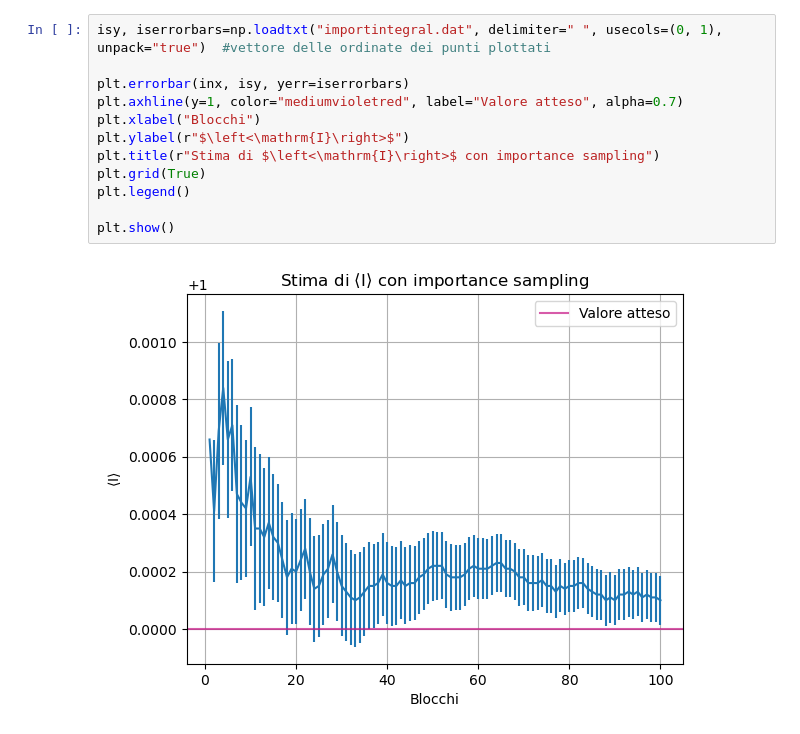
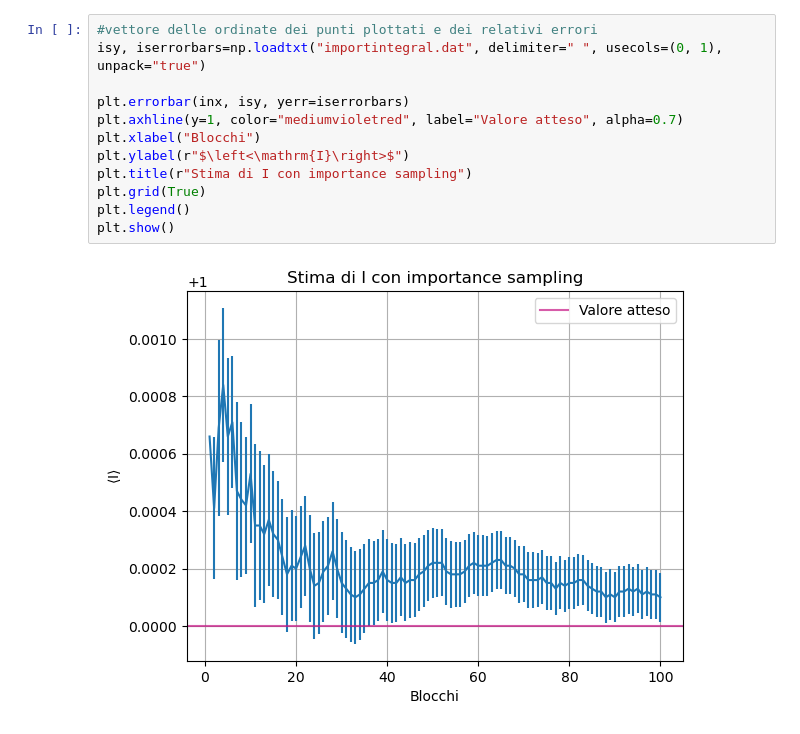
Before and after one commit to angela-bonato/LaboratorioSimulazioneNumerica, a Jupyter notebook: Es02/Esercitazione2.ipynb, the cells around one changed output. Saved outputs shown, nothing was run; the diff lists cells and outputs as text.

```diff
--- a/Es02/Esercitazione2.ipynb
+++ b/Es02/Esercitazione2.ipynb
@@ -46,16 +54,16 @@ plt.show()
 # %% [output]
 [figure]
 # %%
-isy, iserrorbars=np.loadtxt("importintegral.dat", delimiter=" ", usecols=(0, 1),  unpack="true")  #vettore delle ordinate dei punti plottati
+#vettore delle ordinate dei punti plottati e dei relativi errori
+isy, iserrorbars=np.loadtxt("importintegral.dat", delimiter=" ", usecols=(0, 1),  unpack="true")
 
 plt.errorbar(inx, isy, yerr=iserrorbars)
 plt.axhline(y=1, color="mediumvioletred", label="Valore atteso", alpha=0.7)
 plt.xlabel("Blocchi")
 plt.ylabel(r"$\left<\mathrm{I}\right>$")
-plt.title(r"Stima di $\left<\mathrm{I}\right>$ con importance sampling")
+plt.title(r"Stima di I con importance sampling")
 plt.grid(True)
 plt.legend()
-
 plt.show()
 # %% [output]
-[figure, old version]
+[figure, new version]
```
Also changed, not shown: parts of 17 cells of this notebook.
